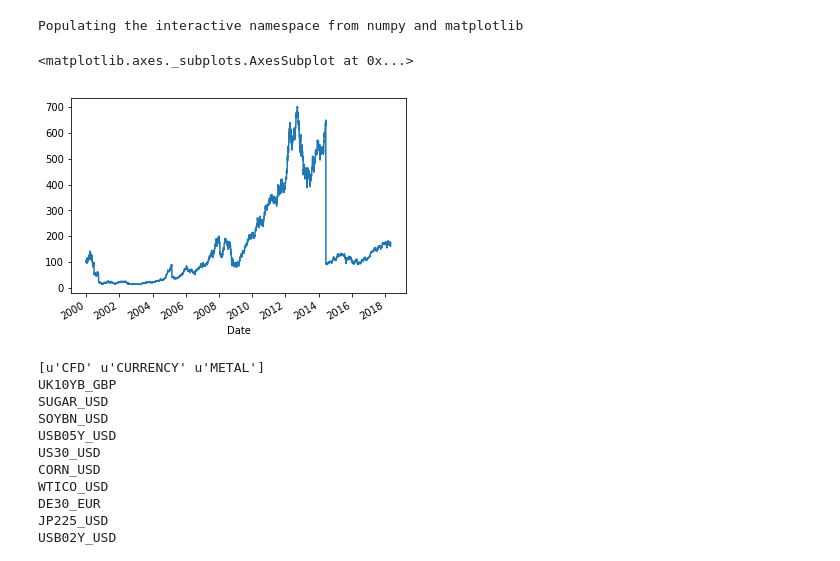
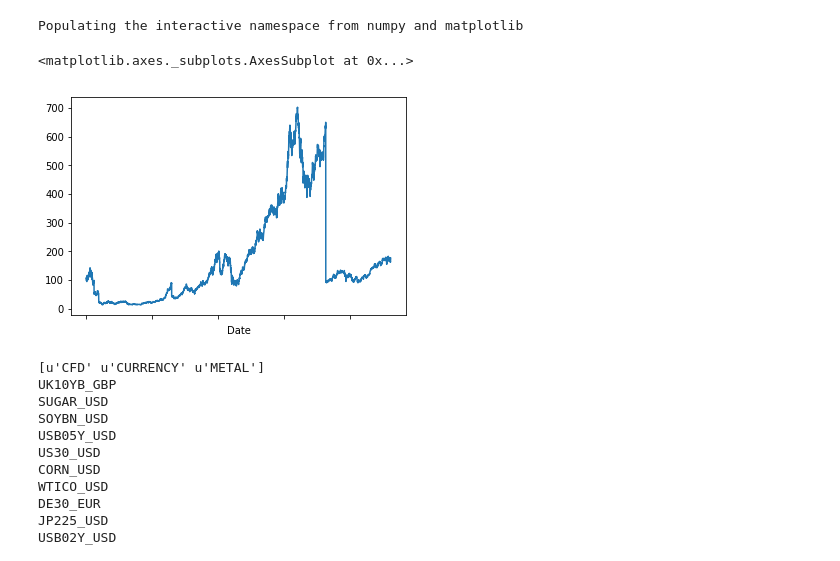
Before and after one commit to CBTrading/Experiments, a Jupyter notebook: alpha-vantage/av_testing.ipynb, the cells around one changed output. Saved outputs shown, nothing was run; the diff lists cells and outputs as text; code cells hidden in the pictures.

```diff
--- a/alpha-vantage/av_testing.ipynb
+++ b/alpha-vantage/av_testing.ipynb
@@ -15,35 +15,35 @@ indices_avantage = {
     "VXN": "^VXN",
     "VXO": "^VXO"
 }
 stocks_avantage = {
     "**AAPL": "AAPL",
     "*MSFT": "MSFT",
     "AMZN": "AMZN",
     "*GOOG": "GOOG",
     "FB": "FB",
     "*JPM": "JPM",
     "***BRK.B": "BRK-B",
     "*JNJ": "JNJ",
     "**XOM": "XOM"
 }
 ts = TimeSeries(key="RL0YBD0NPUE3QYQ6", output_format="pandas")
 candles, _ = ts.get_daily_adjusted("AAPL", outputsize="full")
-candles.index = pd.to_datetime(candles.index)
+# candles.index = pd.to_datetime(candles.index)
 candles.index.name = "Date"
 col_mapping = {
     "1. open": "Open",
     "2. high": "High",
     "3. low": "Low",
     "4. close": "Close",
     "5. volume": "Volume"
 }
 candles.rename(col_mapping, axis="columns", inplace=True)
 candles[candles==0] = np.nan
 candles.dropna(how="all", axis="index", inplace=True)
 candles.Open.plot()
 # %% [output]
 <matplotlib.axes._subplots.AxesSubplot at 0x...>
-[figure, old version]
+[figure, new version]
 # %%
 client = account.Client()
 ins = account.Instruments(client)
```
Also changed, not shown: parts of 1 cell of this notebook.
